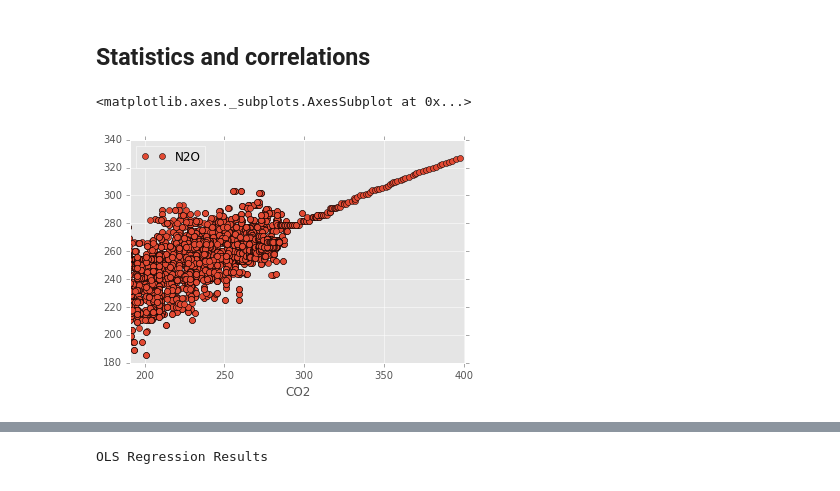
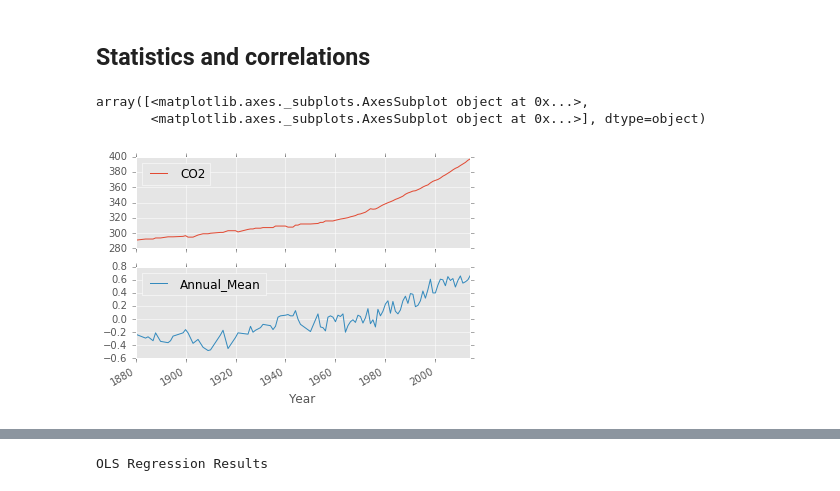
Before and after one commit to swcarpentry/python-second-language, a Jupyter notebook: code/pandas.ipynb, the cells around one changed output, grey strips where cells are left out. Cells and saved outputs as stored; diff of their text form; code cells hidden in the pictures.

```diff
--- a/code/pandas.ipynb
+++ b/code/pandas.ipynb
@@ -127,9 +127,14 @@ summary.plot()
 summary.to_csv("atmo_summary.csv")
 # %% [markdown]
 ## Statistics and correlations
-# %%
-summary.plot(x = "CO2", y = "N2O", marker='o', linestyle='')
-# %% [output]
-<matplotlib.axes._subplots.AxesSubplot at 0x...>
-[figure, removed]
+# %%
+temp = pd.read_csv("../data/temperature.csv", index_col = "Year")
+temp.index = temp.index.astype(float)
+temp_comp = pd.concat((summary, temp["Annual_Mean"]), axis = 1)
+temp_comp = temp_comp.dropna()
+temp_comp[["CO2", "Annual_Mean"]].plot(subplots=True)
+# %% [output]
+array([<matplotlib.axes._subplots.AxesSubplot object at 0x...>,
+       <matplotlib.axes._subplots.AxesSubplot object at 0x...>], dtype=object)
+[figure, added]
 # %%
```
Also changed, not shown: parts of 3 cells of this notebook, 2 other files.
